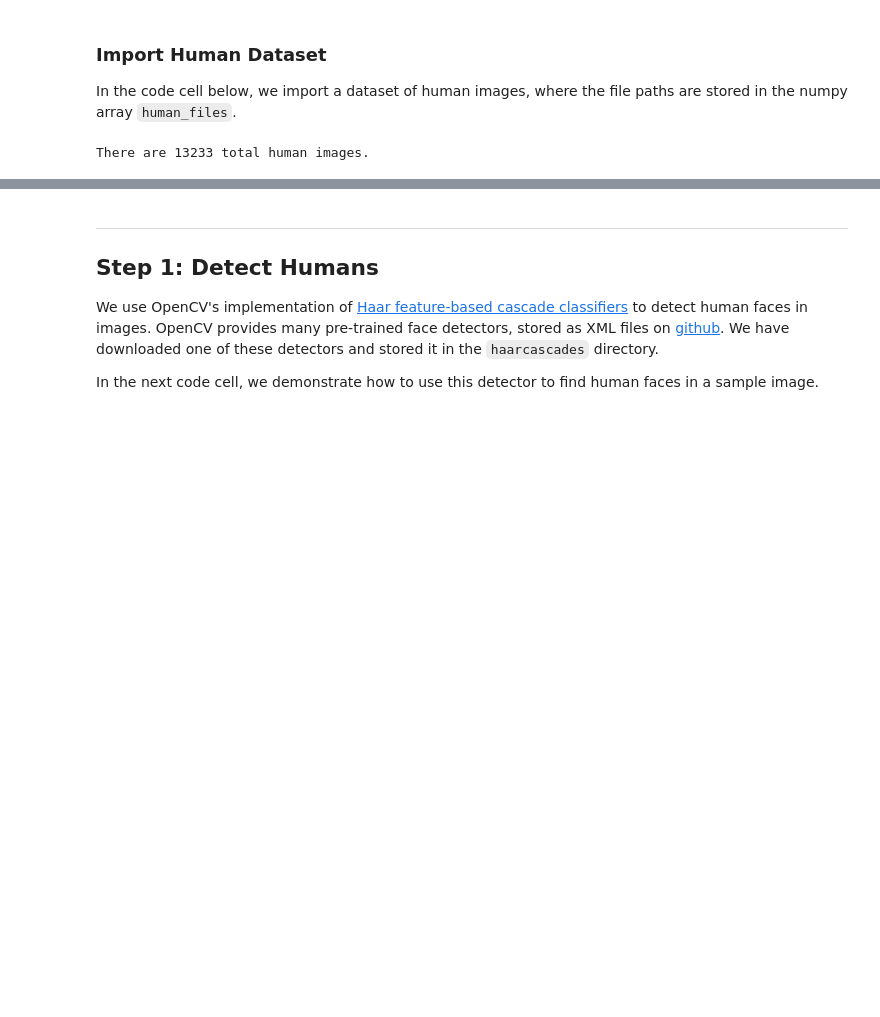
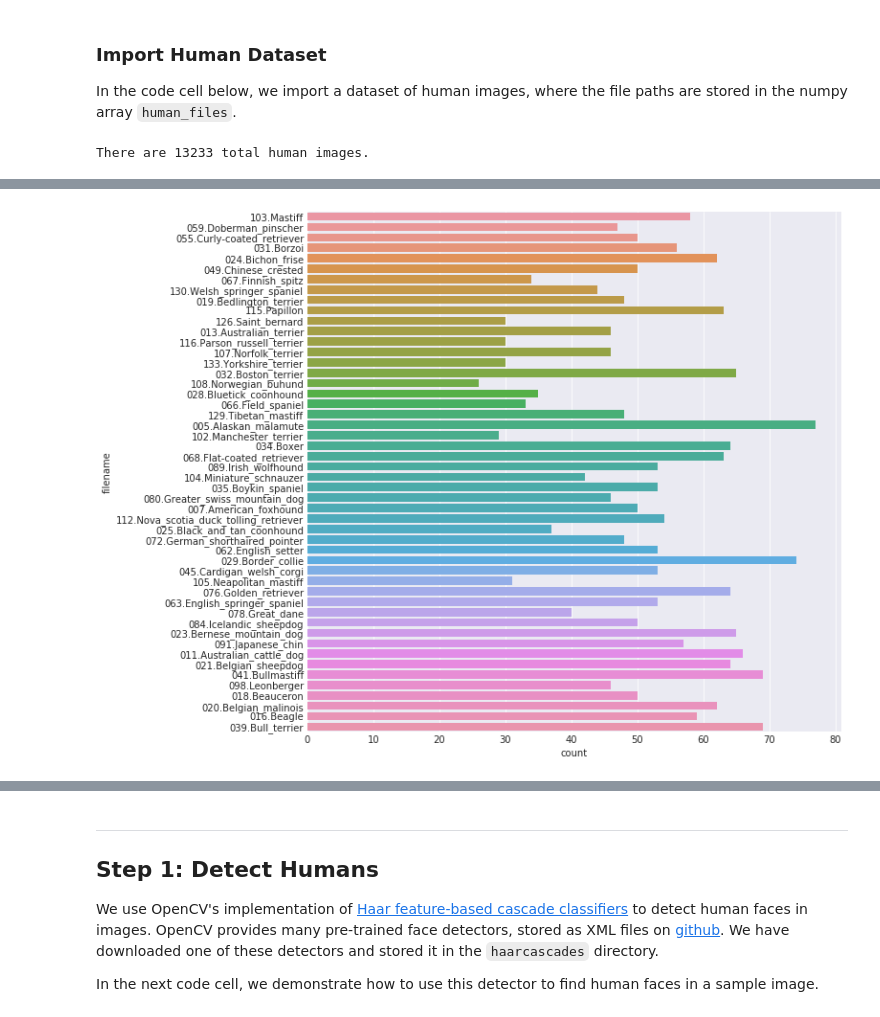
Before and after one commit to caiokinupp/udacity-dog-breed-classifier, a Jupyter notebook: dog_app.ipynb, the cells around one changed output, grey strips where cells are left out. Drawn from its saved outputs; the diff is of its cells as text; code cells hidden in the pictures; blank space fills up the shorter version.

```diff
--- a/dog_app.ipynb
+++ b/dog_app.ipynb
@@ -119,0 +155,4 @@ There are 13233 total human images.
+# %%
+dog_train_dict = get_file_counts(path="../../../data/dog_images/train")
+dog_test_dict = get_file_counts(path="../../../data/dog_images/test")
+dog_valid_dict = get_file_counts(path="../../../data/dog_images/valid")
@@ -119,0 +165,6 @@ There are 13233 total human images.
+# %%
+# pprint(dog_train_dict)
+df_dog_train = pd.DataFrame.from_dict({'filename': list(dog_train_dict.keys()),
+                                      'count': list(dog_train_dict.values())})
+df_dog_train = df_dog_train[1:] # remove the column called train
+df_dog_train.head(133)
@@ -119,0 +190,9 @@ There are 13233 total human images.
+# %%
+sns.set_style('darkgrid')
+
+plt.figure(figsize=(10, 10))
+
+ax = sns.barplot(x="count", y="filename", data=df_dog_train[:50])
+plt.savefig("dogs_train.png", bbox_inches='tight')
+# %% [output]
+[figure, added]
```
Also changed, not shown: parts of 24 cells of this notebook.
